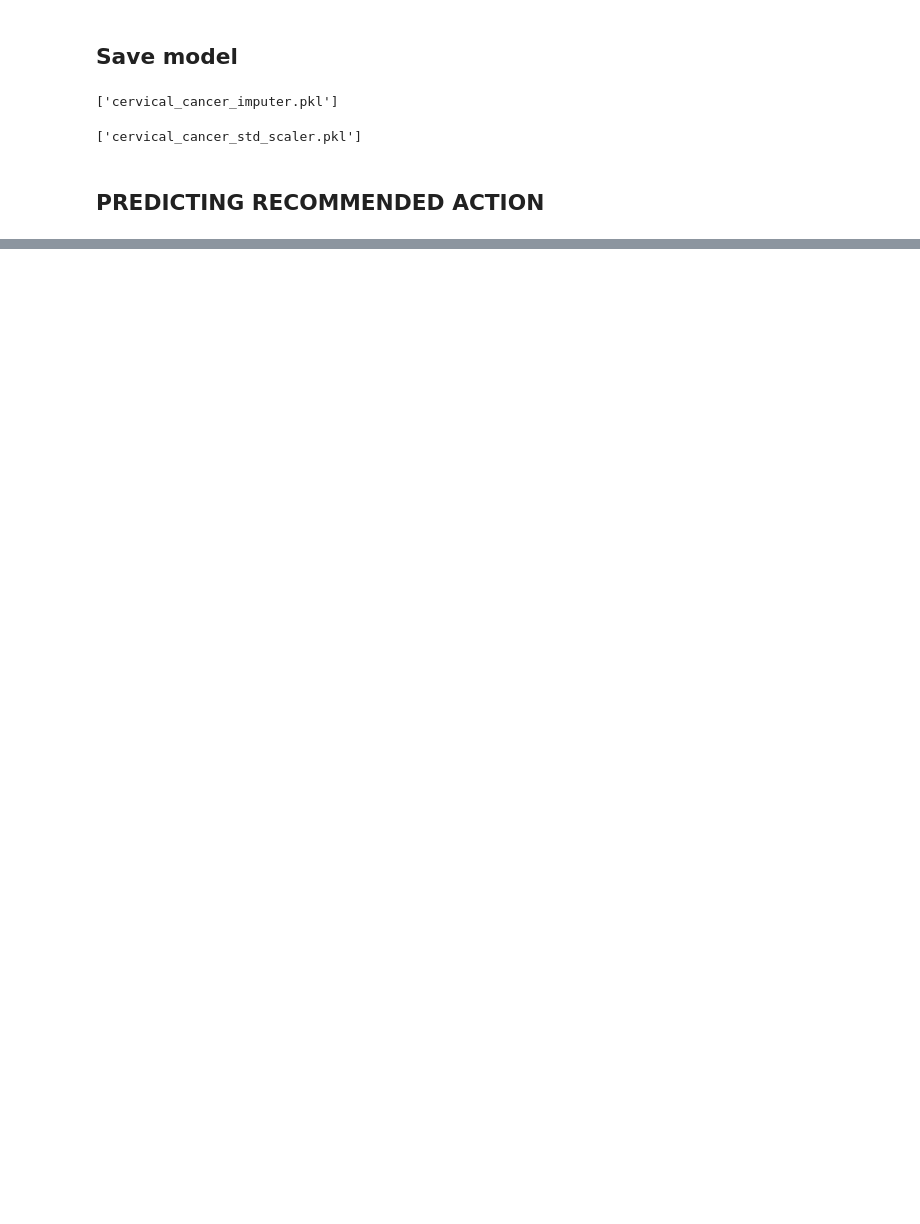
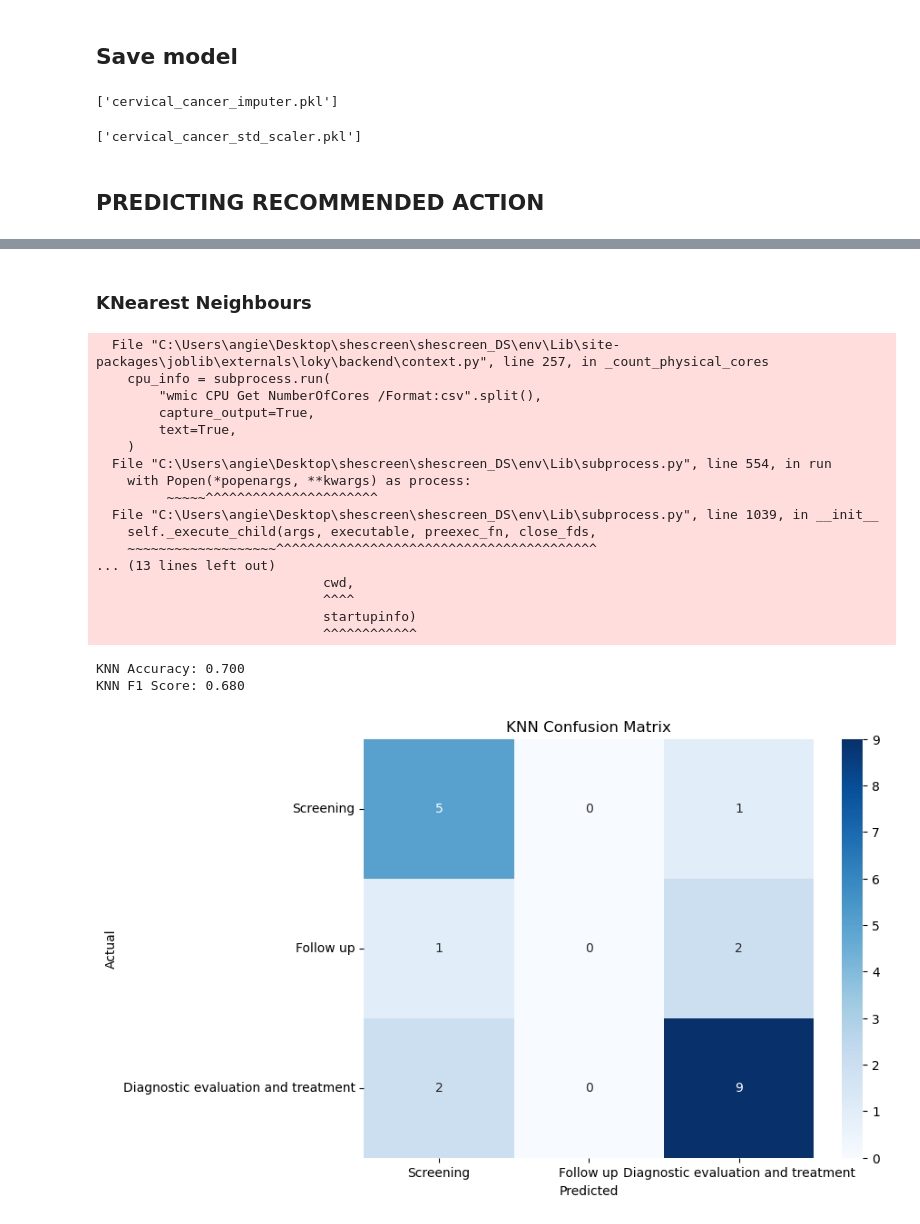
Before and after one commit to mwisechacha/shescreen-ds, a Jupyter notebook: analysis.ipynb, the cells around one changed output, grey strips where cells are left out. Drawn from its saved outputs; the diff is of its cells as text; code cells hidden in the pictures; blank space fills up the shorter version.

```diff
--- a/analysis.ipynb
+++ b/analysis.ipynb
@@ -597,0 +1008,41 @@ joblib.dump(std_scaler, 'cervical_cancer_std_scaler.pkl')
+# %% [markdown]
+### KNearest Neighbours
+# %%
+knn_model.fit(cerv_df_prepared, cerv_df_labels)
+knn_predictions = knn_model.predict(test_set_prepared)
+knn_accuracy = accuracy_score(test_set_labels, knn_predictions)
+print(f"KNN Accuracy: {knn_accuracy:.3f}")
+
+# f1 score
+knn_f1 = f1_score(test_set_labels, knn_predictions, average='weighted')
+print(f"KNN F1 Score: {knn_f1:.3f}")
+
+# confusion matrix
+knn_cm = confusion_matrix(test_set_labels.argmax(axis=1), knn_predictions.argmax(axis=1))
+plt.figure(figsize=(8, 6))
+sns.heatmap(knn_cm, annot=True, fmt='d', cmap='Blues', xticklabels=['Screening', 'Follow up', 'Diagnostic evaluation and treatment'], yticklabels=['Screening', 'Follow up', 'Diagnostic evaluation and treatment'])
+plt.title('KNN Confusion Matrix')
+plt.xlabel('Predicted')
+plt.ylabel('Actual')
+plt.show()
+# %% [output]
+  File "C:\Users\angie\Desktop\shescreen\shescreen_DS\env\Lib\site-packages\joblib\externals\loky\backend\context.py", line 257, in _count_physical_cores
+    cpu_info = subprocess.run(
+        "wmic CPU Get NumberOfCores /Format:csv".split(),
+        capture_output=True,
+        text=True,
+    )
+  File "C:\Users\angie\Desktop\shescreen\shescreen_DS\env\Lib\subprocess.py", line 554, in run
+    with Popen(*popenargs, **kwargs) as process:
+         ~~~~~^^^^^^^^^^^^^^^^^^^^^^
+  File "C:\Users\angie\Desktop\shescreen\shescreen_DS\env\Lib\subprocess.py", line 1039, in __init__
+    self._execute_child(args, executable, preexec_fn, close_fds,
+    ~~~~~~~~~~~~~~~~~~~^^^^^^^^^^^^^^^^^^^^^^^^^^^^^^^^^^^^^^^^^
+... (13 lines left out)
+                             cwd,
+                             ^^^^
+                             startupinfo)
+                             ^^^^^^^^^^^^
+KNN Accuracy: 0.700
+KNN F1 Score: 0.680
+[figure, added]
```
Also changed, not shown: parts of 37 cells of this notebook.
